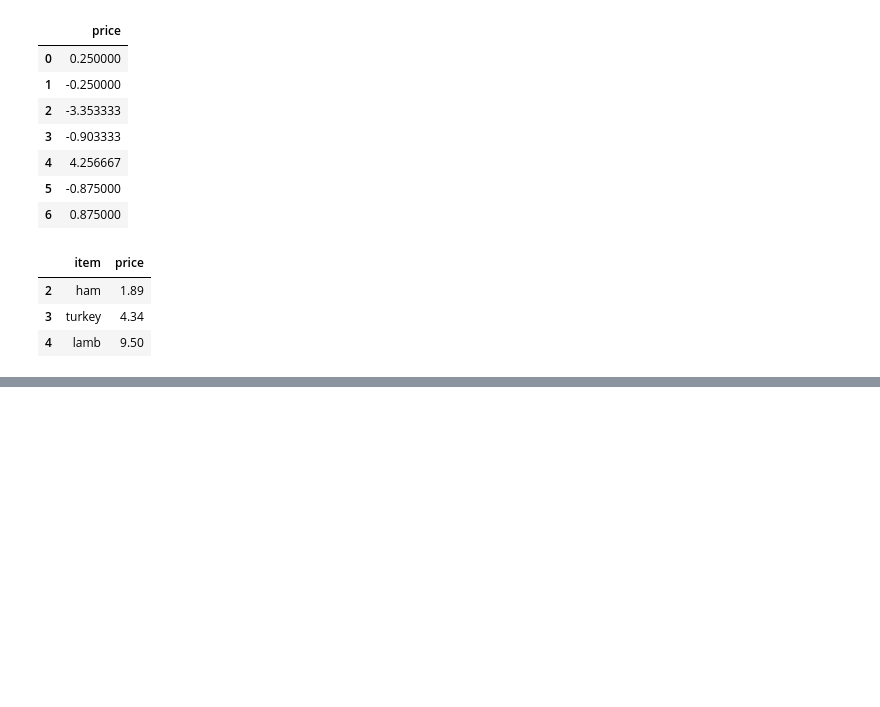
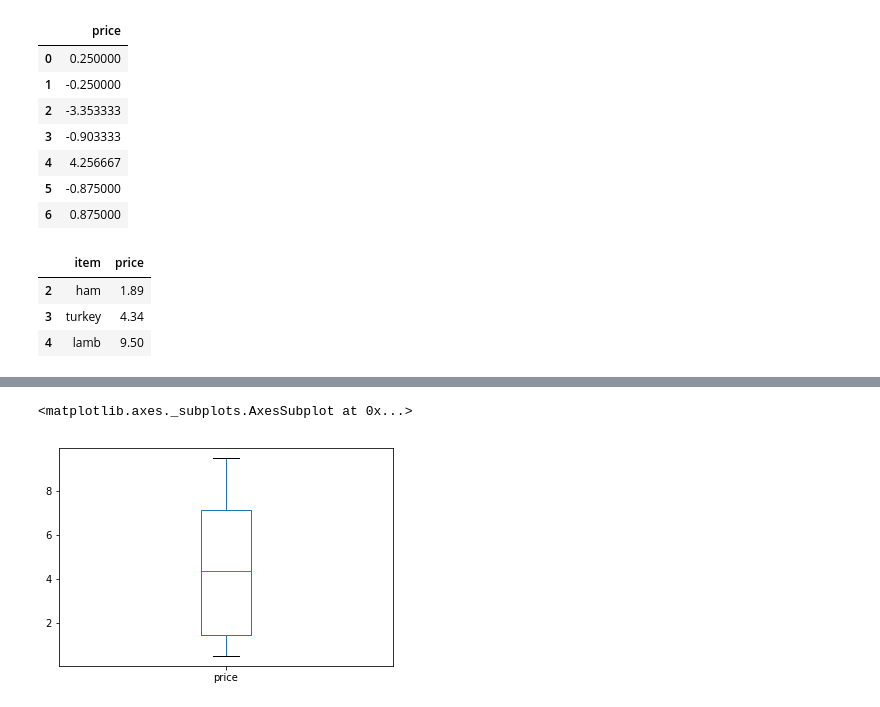
Before and after one commit to arun-narayanaswamy/python-practice, a Jupyter notebook: own-practive/pandas-updated.ipynb, the cells around one changed output, grey strips where cells are left out. Cells and saved outputs as stored; diff of their text form; code cells hidden in the pictures; blank space fills up the shorter version.

```diff
--- a/own-practive/pandas-updated.ipynb
+++ b/own-practive/pandas-updated.ipynb
@@ -503,0 +560,5 @@ grouped.filter(lambda x: len(x)>2)
+# %%
+temp.plot(y = 'price', kind = 'box')
+# %% [output]
+<matplotlib.axes._subplots.AxesSubplot at 0x...>
+[figure, added]
```
Also changed, not shown: parts of 8 cells of this notebook.
